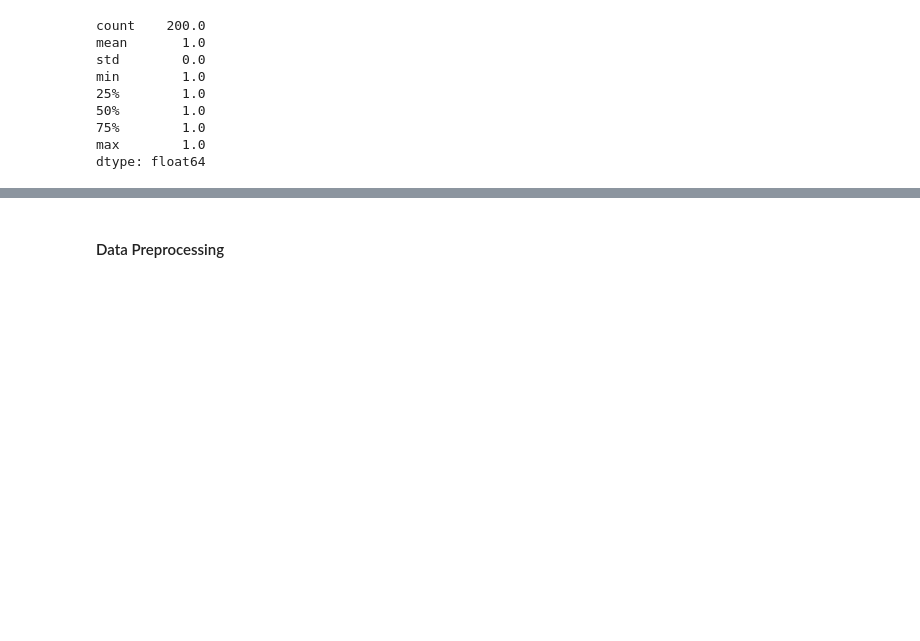
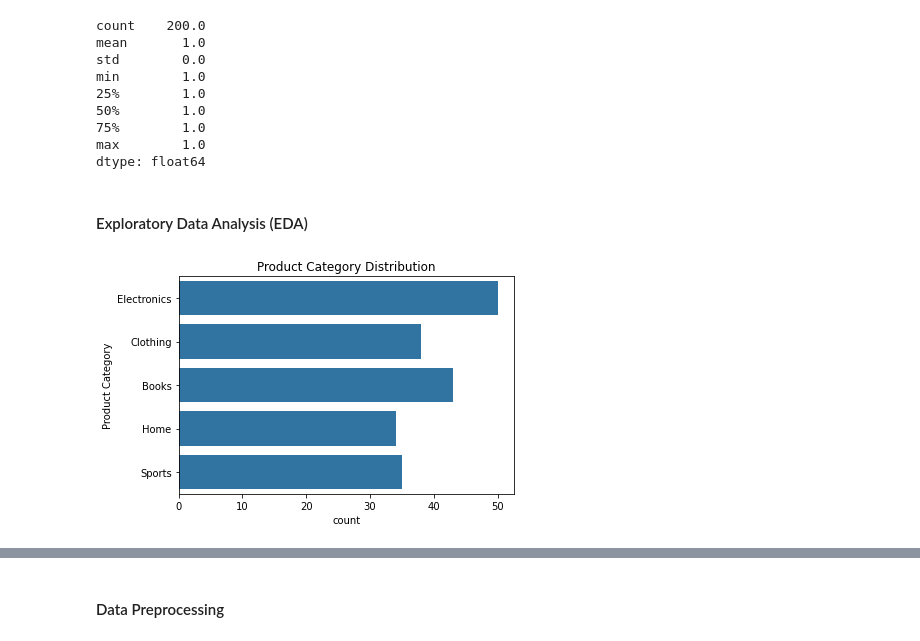
Before and after one commit to malvemithesh3/Product_Recommendation_system, a Jupyter notebook: Product_Recommendation_system.ipynb, the cells around one changed output, grey strips where cells are left out. Cells and saved outputs as stored; diff of their text form; code cells hidden in the pictures; blank space fills up the shorter version.

```diff
--- a/Product_Recommendation_system.ipynb
+++ b/Product_Recommendation_system.ipynb
@@ -77,3 +77,5 @@ min        1.0
 75%        1.0
 max        1.0
 dtype: float64
+# %% [markdown]
+#### Exploratory Data Analysis (EDA)
@@ -79,0 +85,6 @@ dtype: float64
+# %%
+sns.countplot(df['Product Category'])
+plt.title('Product Category Distribution')
+plt.show()
+# %% [output]
+[figure, added]
```
Also changed, not shown: parts of 4 cells of this notebook.
